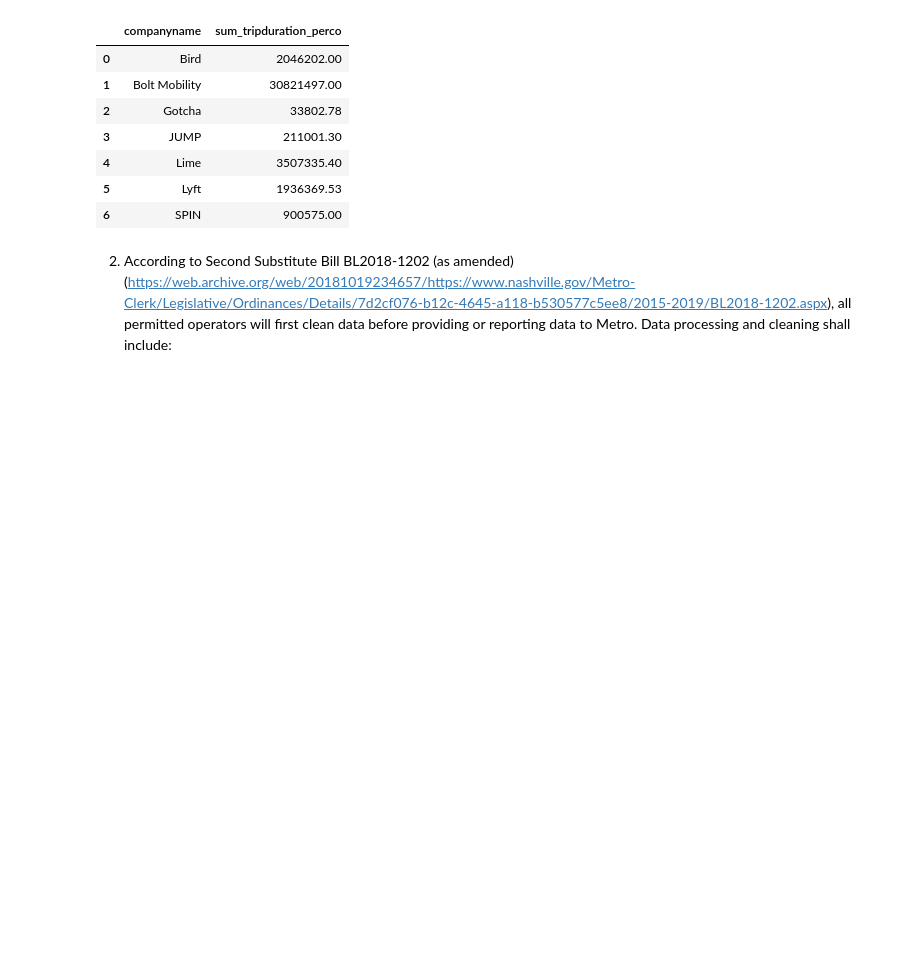
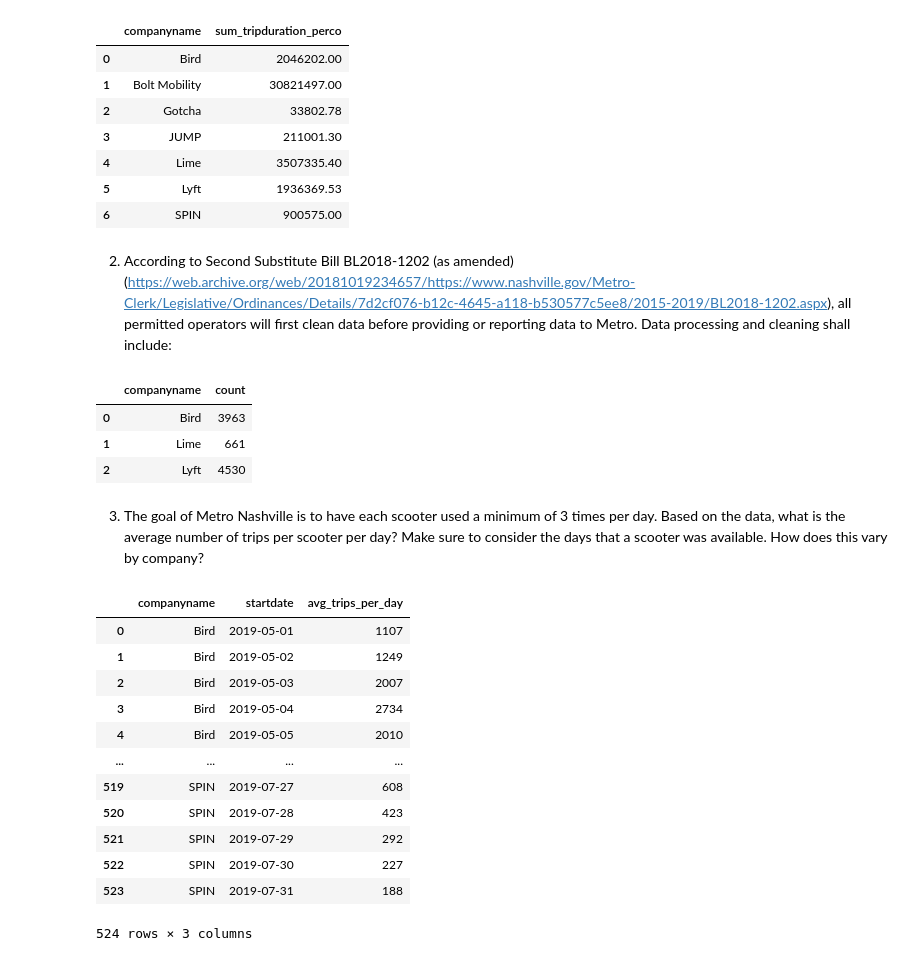
Before and after one commit to NSS-Data-Analytics-Cohort-8/scooter-partner1-witch_trial_logic, a Jupyter notebook: notebooks/scooters_cjp.ipynb, the cells around one changed output. Drawn from its saved outputs; the diff is of its cells as text; code cells hidden in the pictures; blank space fills up the shorter version.

```diff
--- a/notebooks/scooters_cjp.ipynb
+++ b/notebooks/scooters_cjp.ipynb
@@ -217,3 +247,45 @@ pd.read_sql(query1C, con = engine)
 #1 Removal of staff servicing and test trips
 #2 Removal of trips below one minute
 #3 Trip lengths are capped at 24 hours
+
+query2 = '''
+SELECT companyname, COUNT(tripduration)
+FROM trips
+WHERE tripduration < 1 AND tripduration < 1440
+  AND companyname IN (SELECT companyname FROM scooters WHERE costpermin = 0.00)
+GROUP BY companyname;;
+'''
+pd.read_sql(query1, con = engine)
+
+
+remove_junk = query2
+# %% [output]
+|  | companyname | count |
+| 0 | Bird | 3963 |
+| 1 | Lime | 661 |
+| 2 | Lyft | 4530 |
+# %% [markdown]
+3. The goal of Metro Nashville is to have each scooter used a minimum of 3 times per day. Based on the data, what is the average number of trips per scooter per day? Make sure to consider the days that a scooter was available. How does this vary by company?
+# %%
+query3 = '''
+SELECT companyname, startdate, COUNT(DISTINCT triprecordnum) / COUNT(DISTINCT DATE(startdate)) AS avg_trips_per_day
+FROM trips
+GROUP BY companyname, startdate
+HAVING COUNT(DISTINCT triprecordnum) / COUNT(DISTINCT DATE(startdate)) > 3;
+'''
+
+pd.read_sql(query3, con = engine)
+# %% [output]
+|  | companyname | startdate | avg_trips_per_day |
+| 0 | Bird | 2019-05-01 | 1107 |
+| 1 | Bird | 2019-05-02 | 1249 |
+| 2 | Bird | 2019-05-03 | 2007 |
+| 3 | Bird | 2019-05-04 | 2734 |
+| 4 | Bird | 2019-05-05 | 2010 |
+| ... | ... | ... | ... |
+| 519 | SPIN | 2019-07-27 | 608 |
+| 520 | SPIN | 2019-07-28 | 423 |
+| 521 | SPIN | 2019-07-29 | 292 |
+| 522 | SPIN | 2019-07-30 | 227 |
+| 523 | SPIN | 2019-07-31 | 188 |
+524 rows × 3 columns
```
Also changed, not shown: parts of 24 cells of this notebook.
